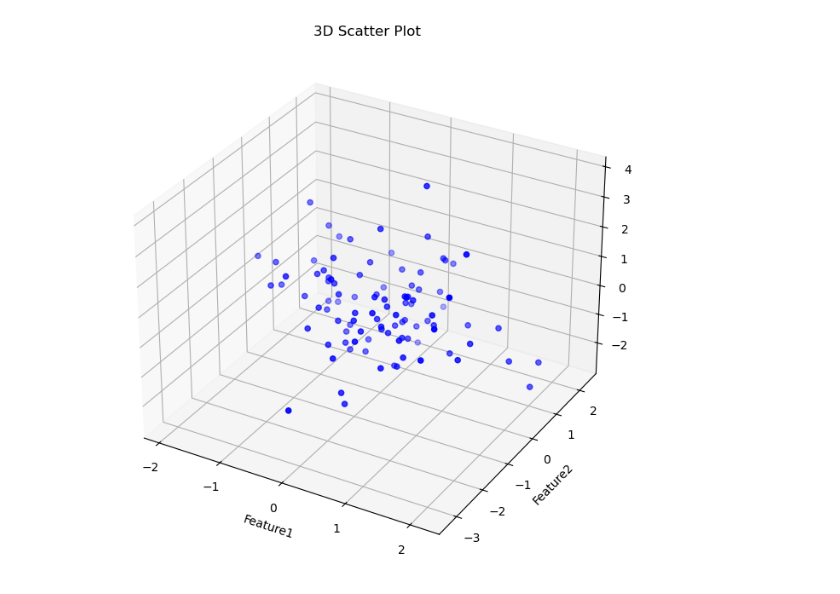
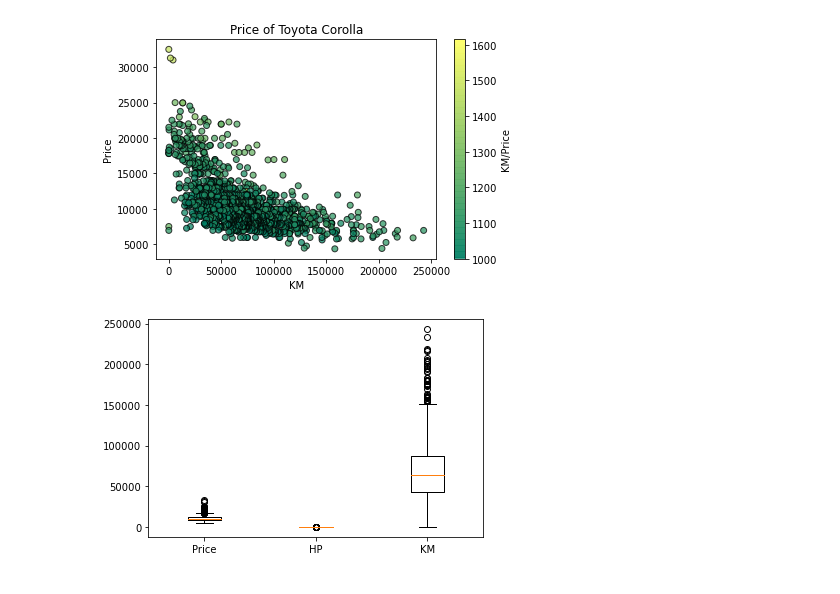
Before and after one commit to saadhussain01306/ML-Lab, a Jupyter notebook: lab2.ipynb, the cells around one changed output. Saved outputs shown, nothing was run; the diff lists cells and outputs as text; code cells hidden in the pictures.

```diff
--- a/lab2.ipynb
+++ b/lab2.ipynb
@@ -44,12 +1,37 @@ plt.show()
-# %%
-# 3D surface plot for 3D data
-fig = plt.figure(figsize=(10, 8))
-ax = fig.add_subplot(111, projection='3d')
-ax.scatter(df['Feature1'], df['Feature2'], df['Feature3'], c='b', marker='o')
-ax.set_xlabel('Feature1')
-ax.set_ylabel('Feature2')
-ax.set_zlabel('Feature3')
-ax.set_title('3D Scatter Plot')
-plt.show()
-# %% [output]
-[figure, removed]
+# %%
+import numpy as np
+import pandas as pd
+import matplotlib.pyplot as plt
+
+data = pd.read_csv("ToyotaCorolla.csv")
+
+x = data["KM"]
+y = data["Price"]
+z = data["Weight"]
+
+plt.scatter(x, y, c=z, cmap='summer', edgecolor='black', linewidth=1, alpha=0.75)
+
+cbar = plt.colorbar()
+cbar.set_label("KM/Price")
+
+plt.title("Price of Toyota Corolla")
+plt.xlabel("KM")
+plt.ylabel("Price")
+plt.tight_layout()
+
+plt.show()
+# %% [output]
+[figure, added]
+# %%
+# box plot
+import pandas as pd
+import matplotlib.pyplot as plt
+
+data = pd.read_csv("ToyotaCorolla.csv")
+
+# Use the correct column names with proper case sensitivity
+plt.boxplot([data["Price"], data["HP"], data["KM"]])
+plt.xticks([1, 2, 3], ["Price", "HP", "KM"])
+plt.show()
+# %% [output]
+[figure, added]
```
Also changed, not shown: parts of 8 cells of this notebook, 1 other file.
